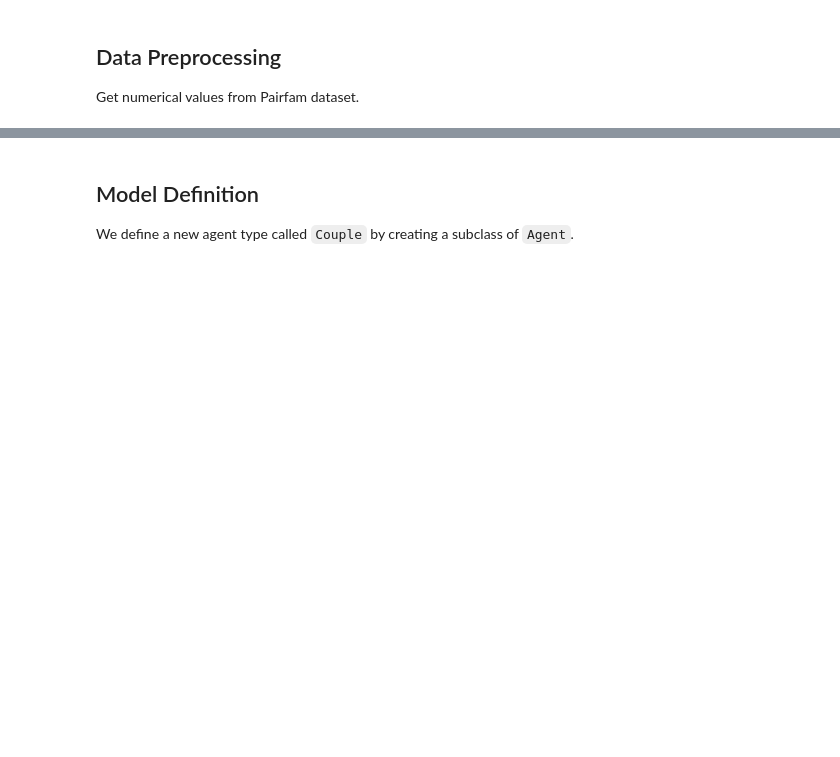
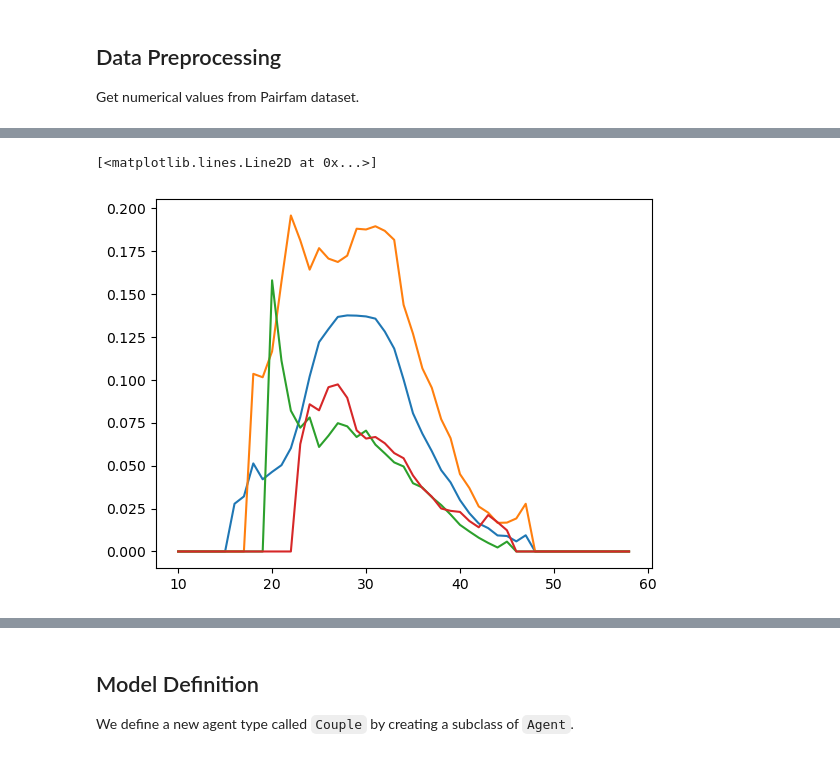
Before and after one commit to jperezvisaires/pairfam-multisim, a Jupyter notebook: notebooks/agentpy_fertility.ipynb, the cells around one changed output, grey strips where cells are left out. Drawn from its saved outputs; the diff is of its cells as text; code cells hidden in the pictures; blank space fills up the shorter version.

Commit message:
Fertility agents data preprocessing complete

```diff
--- a/notebooks/agentpy_fertility.ipynb
+++ b/notebooks/agentpy_fertility.ipynb
@@ -88,0 +193,7 @@ Categories (2, object): ['0 Fertile', '1 Infertile']
+# %%
+def select_age(df):
+    """ Select age according to sex (always the mother). """
+
+    df.loc[(df["sex_gen"] == 1) & (df["page"].isnull().apply(lambda x: not x)), "age"] = df.loc[df["sex_gen"] == 1, "page"]
+
+    return df
@@ -88,0 +311,9 @@ Categories (2, object): ['0 Fertile', '1 Infertile']
+# %%
+# Create births for all years.
+diff_1 = create_births(agents_1, agents_2)
+diff_2 = create_births(agents_2, agents_3)
+diff_3 = create_births(agents_3, agents_4)
+diff_4 = create_births(agents_4, agents_5)
+diff_5 = create_births(agents_5, agents_6)
+diff_6 = create_births(agents_6, agents_7)
+diff_7 = create_births(agents_7, agents_8)
@@ -88,0 +339,23 @@ Categories (2, object): ['0 Fertile', '1 Infertile']
+# %%
+age_list = []
+ratio_list = []
+ratio_list_0 = []
+ratio_list_1 = []
+ratio_list_2 = []
+ratio_list_3 = []
+
+for age in list(range(int(age_child_total["age"].min()) - 5, int(age_child_total["age"].min()))):
+    age_list.append(age)
+    ratio_list.append(0)
+    ratio_list_0.append(0)
+    ratio_list_1.append(0)
+    ratio_list_2.append(0)
+    ratio_list_3.append(0)
+
+for age in list(range(int(age_child_total["age"].min()), int(age_child_total["age"].max() + 1), 1)):
+    age_list.append(age)
+    ratio_list.append(rolling_ratio_age(age_child_total, age, 2))
+    ratio_list_0.append(rolling_ratio_age(age_child_total, age, 2, 0))
+    ratio_list_1.append(rolling_ratio_age(age_child_total, age, 2, 1))
+    ratio_list_2.append(rolling_ratio_age(age_child_total, age, 2, 2))
+    ratio_list_3.append(rolling_ratio_age(age_child_total, age, 2, 3))
@@ -88,0 +365,8 @@ Categories (2, object): ['0 Fertile', '1 Infertile']
+# %%
+plt.plot(age_list, ratio_list_0)
+plt.plot(age_list, ratio_list_1)
+plt.plot(age_list, ratio_list_2)
+plt.plot(age_list, ratio_list_3)
+# %% [output]
+[<matplotlib.lines.Line2D at 0x...>]
+[figure, added]
```
Also changed, not shown: parts of 46 cells of this notebook, 1 other file.
